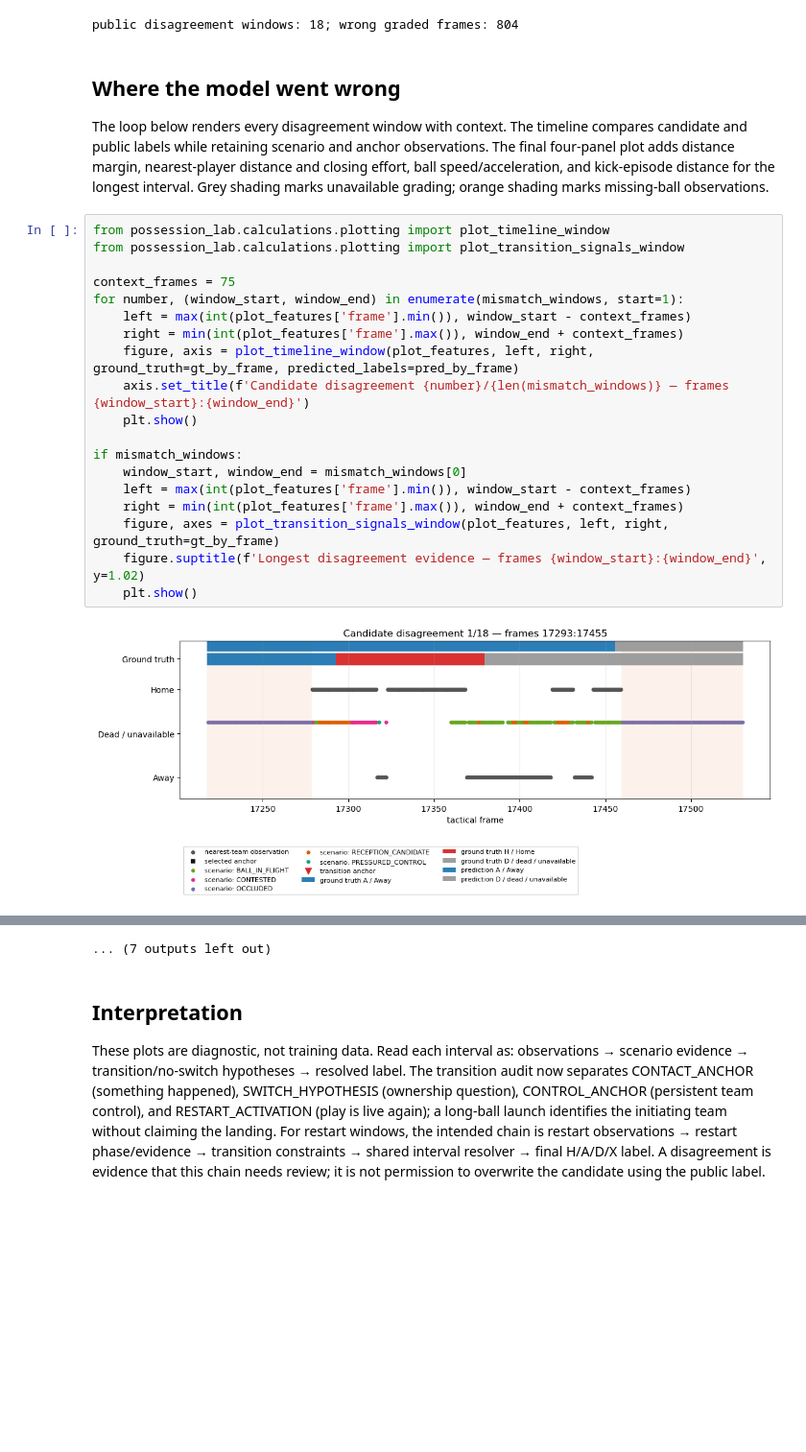
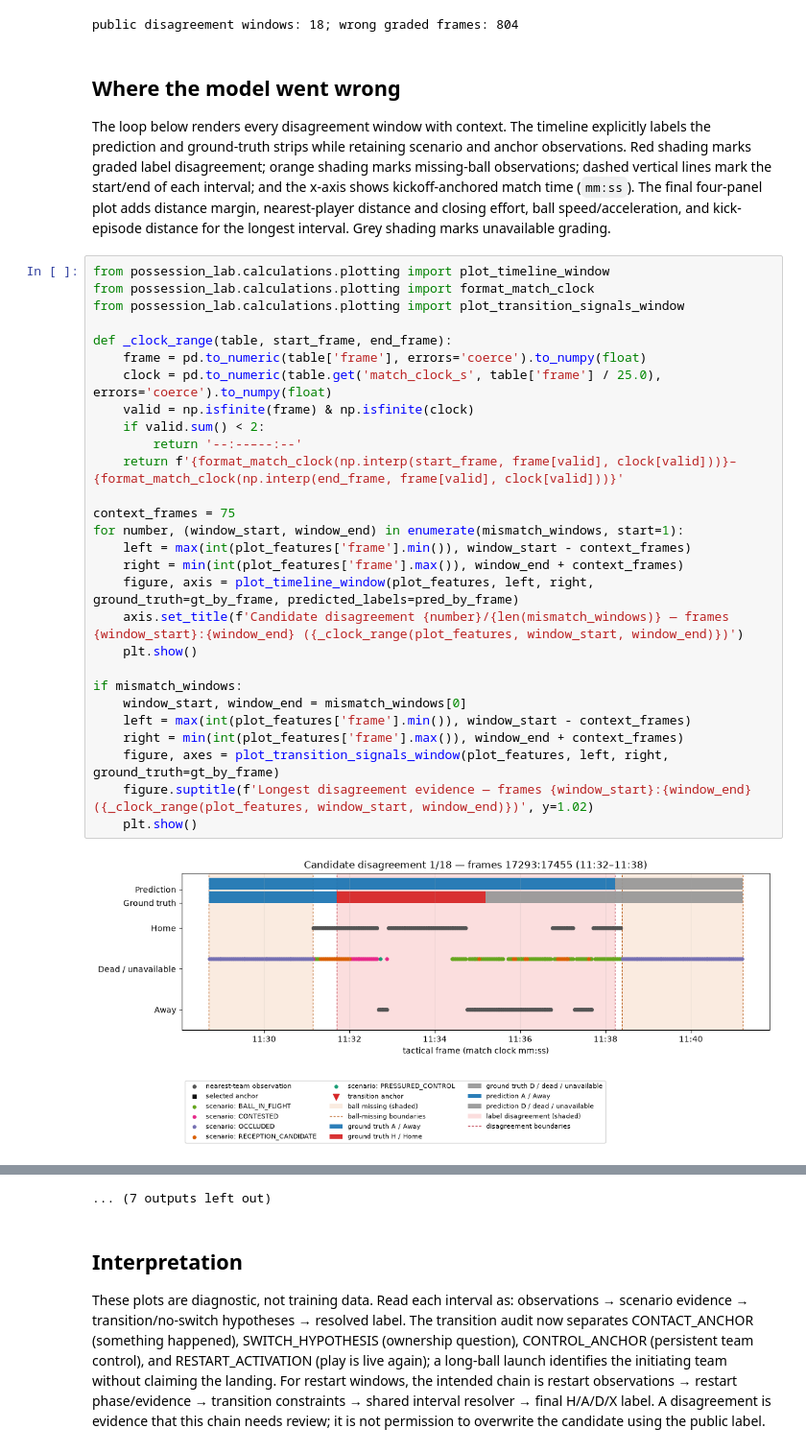
Before and after one commit to lukeaquilla11/Barcelona-hackathon, a Jupyter notebook: notebooks/08_model_evaluation.ipynb, the cells around one changed output, grey strips where cells are left out. Shown at 96% size. Cells and saved outputs as stored; diff of their text form; blank space fills up the shorter version.

Commit message:
Clarify evaluation disagreement plots

```diff
--- a/notebooks/08_model_evaluation.ipynb
+++ b/notebooks/08_model_evaluation.ipynb
@@ -92,25 +92,34 @@ public disagreement windows: 18; wrong graded frames: 804
 # %% [markdown]
 ## Where the model went wrong
 
-The loop below renders every disagreement window with context. The timeline compares candidate and public labels while retaining scenario and anchor observations. The final four-panel plot adds distance margin, nearest-player distance and closing effort, ball speed/acceleration, and kick-episode distance for the longest interval. Grey shading marks unavailable grading; orange shading marks missing-ball observations.
+The loop below renders every disagreement window with context. The timeline explicitly labels the prediction and ground-truth strips while retaining scenario and anchor observations. Red shading marks graded label disagreement; orange shading marks missing-ball observations; dashed vertical lines mark the start/end of each interval; and the x-axis shows kickoff-anchored match time (`mm:ss`). The final four-panel plot adds distance margin, nearest-player distance and closing effort, ball speed/acceleration, and kick-episode distance for the longest interval. Grey shading marks unavailable grading.
 # %%
 from possession_lab.calculations.plotting import plot_timeline_window
+from possession_lab.calculations.plotting import format_match_clock
 from possession_lab.calculations.plotting import plot_transition_signals_window
+
+def _clock_range(table, start_frame, end_frame):
+    frame = pd.to_numeric(table['frame'], errors='coerce').to_numpy(float)
+    clock = pd.to_numeric(table.get('match_clock_s', table['frame'] / 25.0), errors='coerce').to_numpy(float)
+    valid = np.isfinite(frame) & np.isfinite(clock)
+    if valid.sum() < 2:
+        return '--:--–--:--'
+    return f'{format_match_clock(np.interp(start_frame, frame[valid], clock[valid]))}–{format_match_clock(np.interp(end_frame, frame[valid], clock[valid]))}'
 
 context_frames = 75
 for number, (window_start, window_end) in enumerate(mismatch_windows, start=1):
     left = max(int(plot_features['frame'].min()), window_start - context_frames)
     right = min(int(plot_features['frame'].max()), window_end + context_frames)
     figure, axis = plot_timeline_window(plot_features, left, right, ground_truth=gt_by_frame, predicted_labels=pred_by_frame)
-    axis.set_title(f'Candidate disagreement {number}/{len(mismatch_windows)} — frames {window_start}:{window_end}')
+    axis.set_title(f'Candidate disagreement {number}/{len(mismatch_windows)} — frames {window_start}:{window_end} ({_clock_range(plot_features, window_start, window_end)})')
     plt.show()
 
 if mismatch_windows:
     window_start, window_end = mismatch_windows[0]
     left = max(int(plot_features['frame'].min()), window_start - context_frames)
     right = min(int(plot_features['frame'].max()), window_end + context_frames)
     figure, axes = plot_transition_signals_window(plot_features, left, right, ground_truth=gt_by_frame)
-    figure.suptitle(f'Longest disagreement evidence — frames {window_start}:{window_end}', y=1.02)
+    figure.suptitle(f'Longest disagreement evidence — frames {window_start}:{window_end} ({_clock_range(plot_features, window_start, window_end)})', y=1.02)
     plt.show()
 # %% [output]
-[figure, old version]
+[figure, new version]
```
Also changed, not shown: parts of 2 cells of this notebook, 1 other file.
